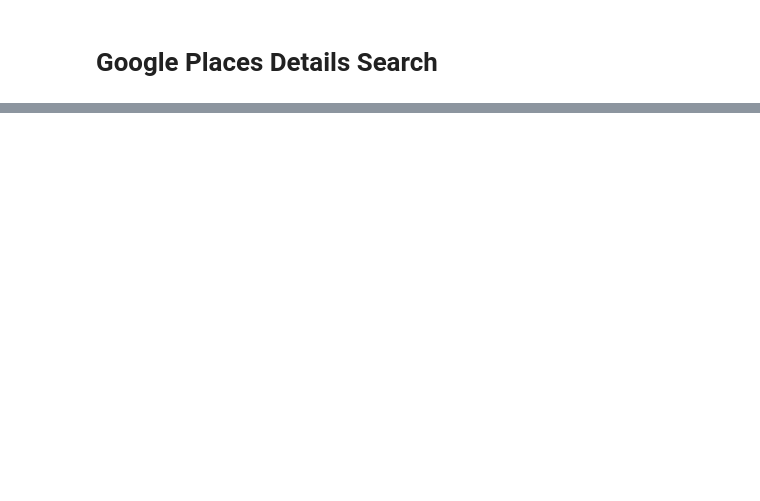
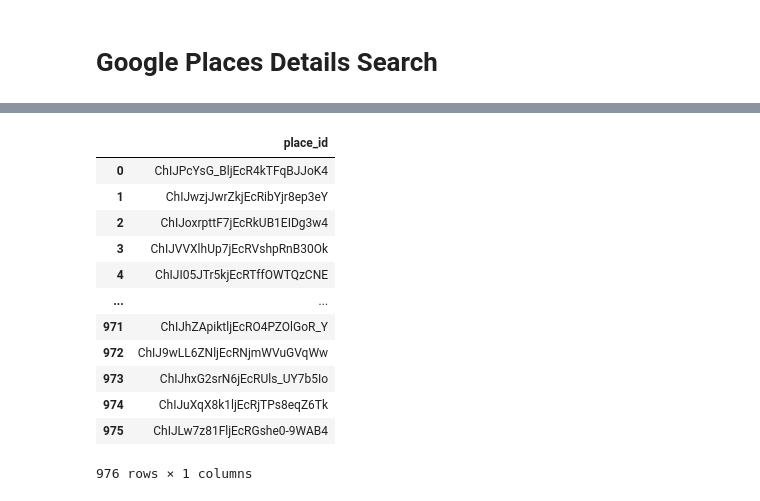
Before and after one commit to burakonurlu/best_restaurant_location, a Jupyter notebook: notebooks/Google Places API.ipynb, the cells around one changed output, grey strips where cells are left out. Drawn from its saved outputs; the diff is of its cells as text; code cells hidden in the pictures; blank space fills up the shorter version.

```diff
--- a/notebooks/Google Places API.ipynb
+++ b/notebooks/Google Places API.ipynb
@@ -121,0 +202,17 @@ response_details_sample
+# %%
+df_new_places_ids = pd.read_csv('../raw_data/new_place_ids.csv')
+df_new_places_ids
+# %% [output]
+|  | place_id |
+| 0 | ChIJPcYsG_BljEcR4kTFqBJJoK4 |
+| 1 | ChIJwzjJwrZkjEcRibYjr8ep3eY |
+| 2 | ChIJoxrpttF7jEcRkUB1EIDg3w4 |
+| 3 | ChIJVVXlhUp7jEcRVshpRnB30Ok |
+| 4 | ChIJI05JTr5kjEcRTffOWTQzCNE |
+| ... | ... |
+| 971 | ChIJhZApiktljEcRO4PZOlGoR_Y |
+| 972 | ChIJ9wLL6ZNljEcRNjmWVuGVqWw |
+| 973 | ChIJhxG2srN6jEcRUls_UY7b5Io |
+| 974 | ChIJuXqX8k1ljEcRjTPs8eqZ6Tk |
+| 975 | ChIJLw7z81FljEcRGshe0-9WAB4 |
+976 rows × 1 columns
```
Also changed, not shown: parts of 14 cells of this notebook, 6 other files.
